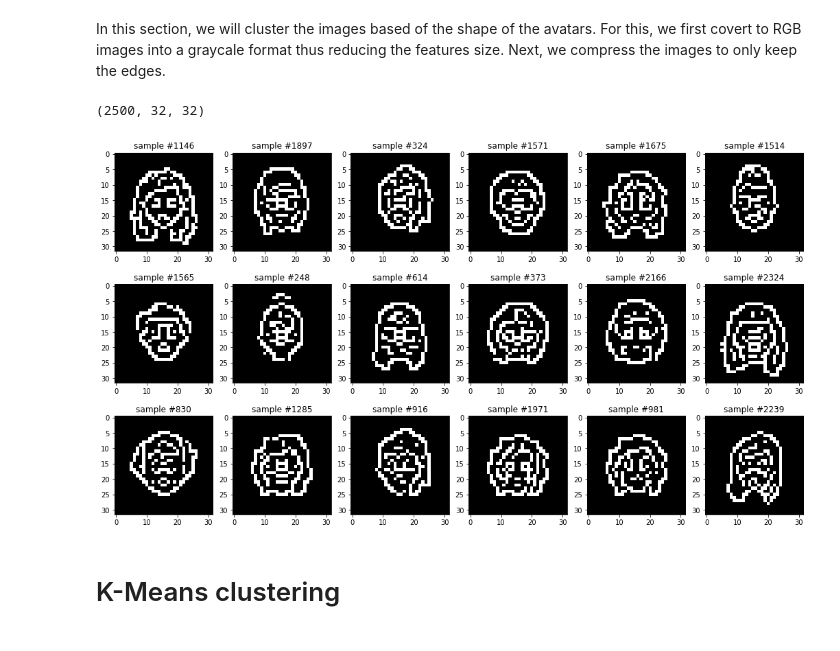
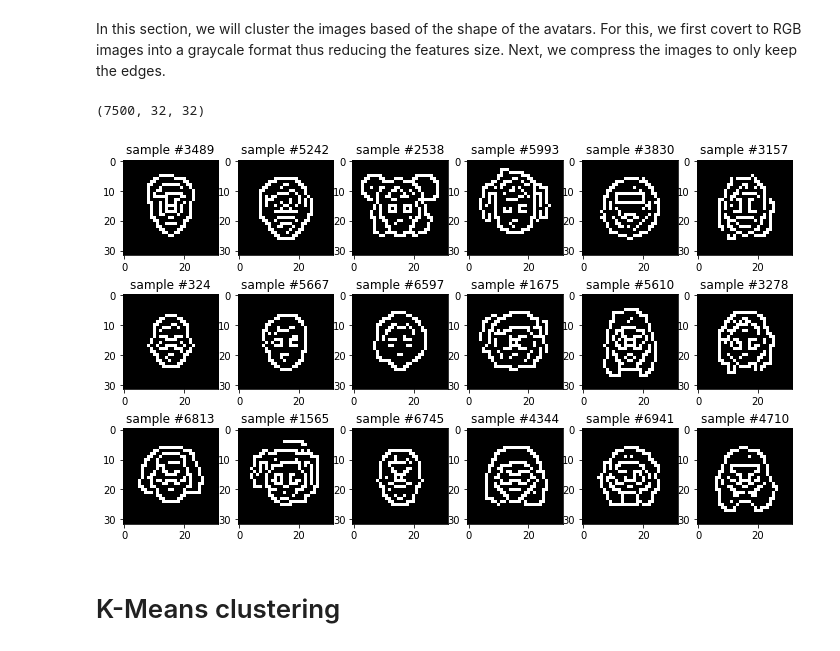
Before and after one commit to pierreyanni/likes, a Jupyter notebook: profilepics_analysis.ipynb, the cells around one changed output. Drawn from its saved outputs; the diff is of its cells as text; code cells hidden in the pictures.

Commit message:
more analysis on profile pics

```diff
--- a/profilepics_analysis.ipynb
+++ b/profilepics_analysis.ipynb
@@ -8,7 +8,7 @@ import matplotlib.pyplot as plt
 # %%
 from os import walk
 # %%
-train_path = "./data/test_profile_images"
+train_path = "./data/train_profile_images"
 # %% [markdown]
 ### Load images
 # %%
@@ -29,6 +29,7 @@ def load_images(path):
     return np.array(img_data), np.array(img_ids)
 # %%
 raw_data, ids = load_images(train_path)
+raw_data = raw_data+1
 raw_data.shape, ids.shape
 # %% [output]
 ((2500, 32, 32, 3), (2500,))
@@ -69,11 +70,11 @@ def detect_edges(data, algo="canny"):
 edged_data = detect_edges(raw_data)
 edged_data.shape
 # %% [output]
-(2500, 32, 32)
+(7500, 32, 32)
 # %%
-preview_samples(edged_data, nrows=3, ncols=6, figsize=(18, 10), cmap="binary_r")
+preview_samples(edged_data, nrows=3, ncols=6, figsize=(12, 7), cmap="binary_r")
 # %% [output]
-[figure, old version]
+[figure, new version]
 # %% [markdown]
 # K-Means clustering
 # %%
```
Also changed, not shown: parts of 49 cells of this notebook, 1 other file.
